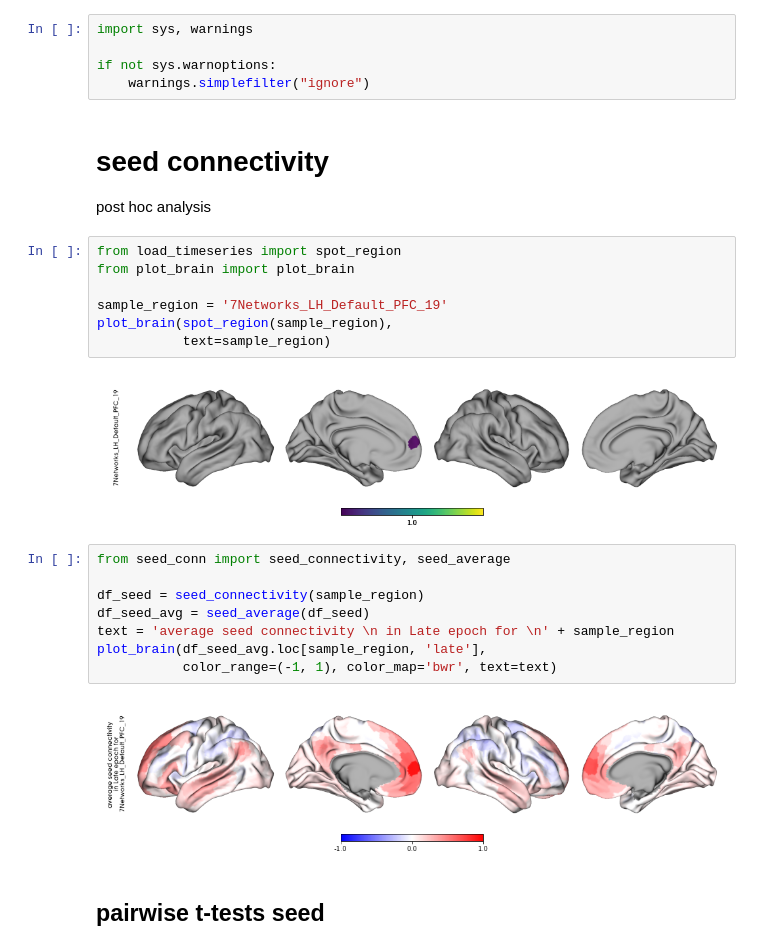
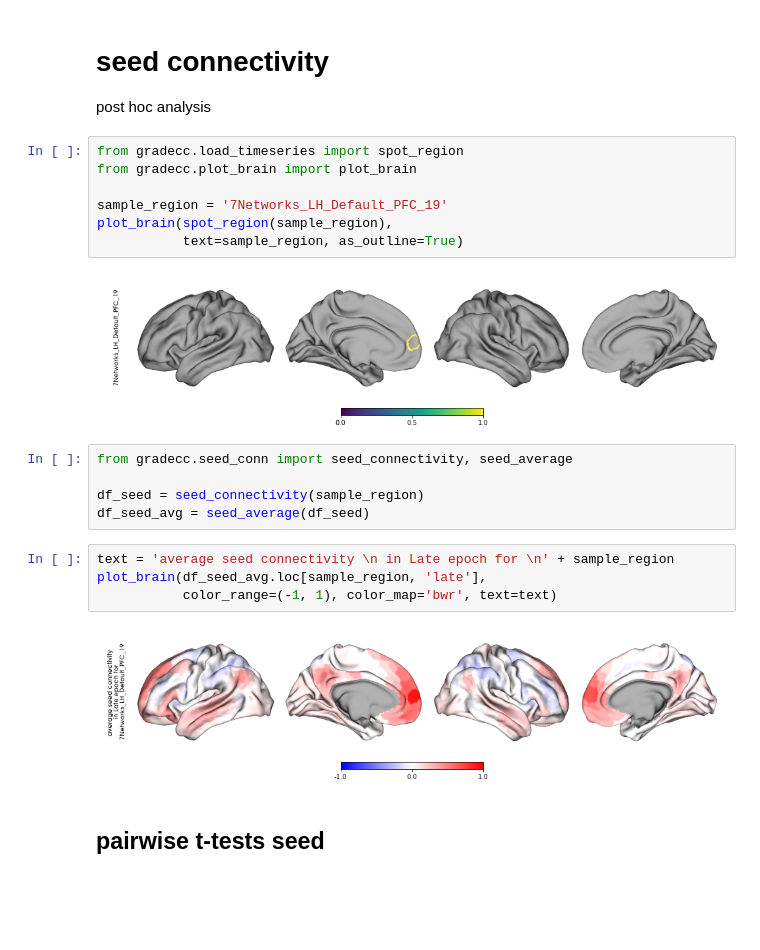
Before and after one commit to qniksefat/gradecc, a Jupyter notebook: seedConn.ipynb, the cells around one changed output. Drawn from its saved outputs; the diff is of its cells as text; blank space fills up the shorter version.

Commit message:
plot seeds and changes in connectvity pattern among epochs. debug.

```diff
--- a/seedConn.ipynb
+++ b/seedConn.ipynb
@@ -1,25 +1,21 @@
-# %%
-import sys, warnings
-
-if not sys.warnoptions:
-    warnings.simplefilter("ignore")
 # %% [markdown]
 # seed connectivity
 post hoc analysis
 # %%
-from load_timeseries import spot_region
-from plot_brain import plot_brain
+from gradecc.load_timeseries import spot_region
+from gradecc.plot_brain import plot_brain
 
 sample_region = '7Networks_LH_Default_PFC_19'
 plot_brain(spot_region(sample_region),
-           text=sample_region)
+           text=sample_region, as_outline=True)
 # %% [output]
-[figure, old version]
+[figure, new version]
+# %%
+from gradecc.seed_conn import seed_connectivity, seed_average
+
+df_seed = seed_connectivity(sample_region)
+df_seed_avg = seed_average(df_seed)
 # %%
-from seed_conn import seed_connectivity, seed_average
-
-df_seed = seed_connectivity(sample_region)
-df_seed_avg = seed_average(df_seed)
 text = 'average seed connectivity \n in Late epoch for \n' + sample_region
 plot_brain(df_seed_avg.loc[sample_region, 'late'],
            color_range=(-1, 1), color_map='bwr', text=text)
```
Also changed, not shown: parts of 5 cells of this notebook, 1 other file.
